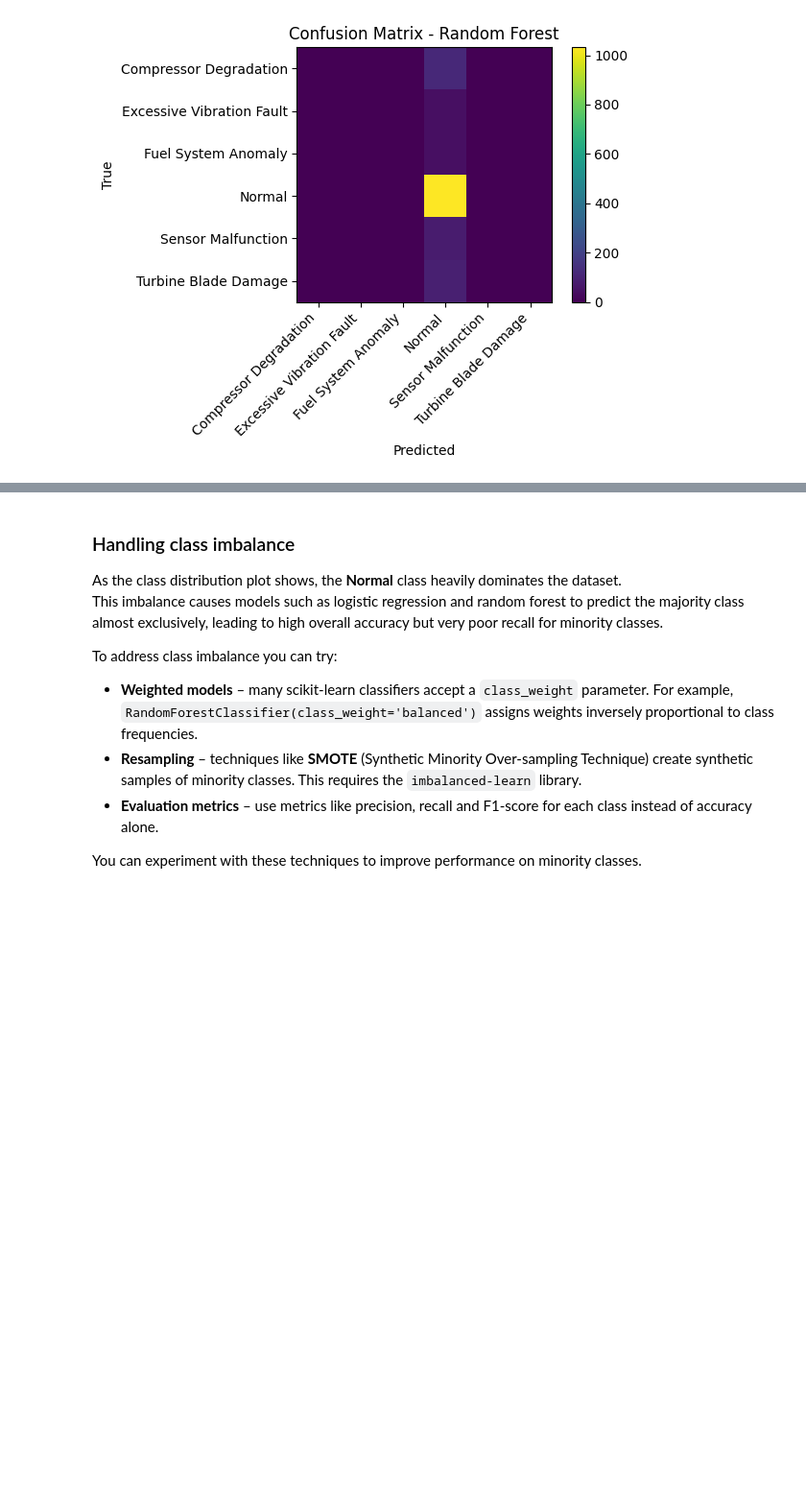
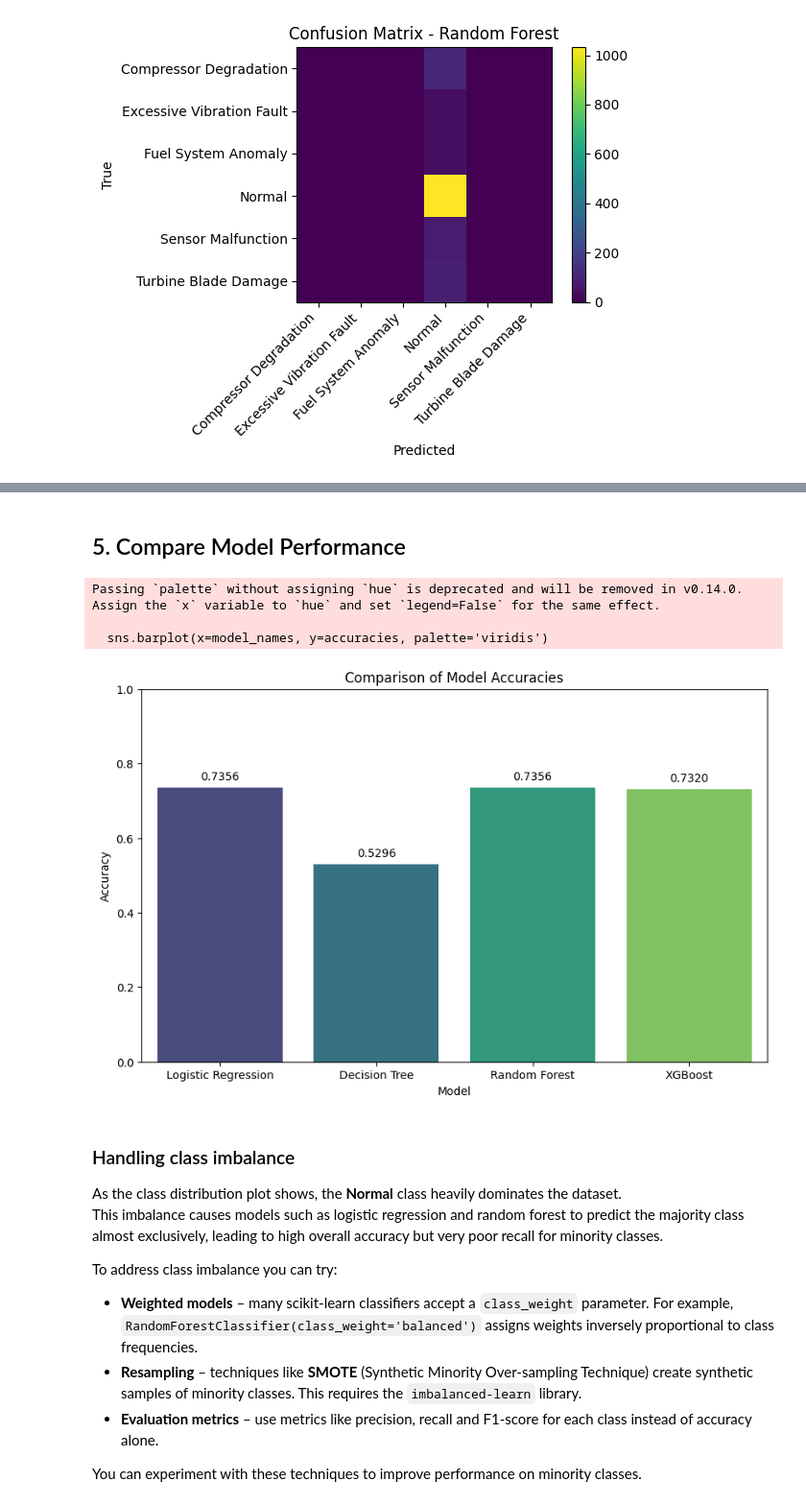
Before and after one commit to Snigdha-prime/Machine-learning-assignment, a Jupyter notebook: Turboshaft_engine_fault_detection.ipynb, the cells around one changed output, grey strips where cells are left out. Shown at 96% size. Saved outputs shown, nothing was run; the diff lists cells and outputs as text; code cells hidden in the pictures; blank space fills up the shorter version.

```diff
--- a/Turboshaft_engine_fault_detection.ipynb
+++ b/Turboshaft_engine_fault_detection.ipynb
@@ -268,3 +344,27 @@ Excessive Vibration Fault       0.00      0.00      0.00        43
+# %% [markdown]
+## 5. Compare Model Performance
+# %%
+import seaborn as sns
+
+model_names = ['Logistic Regression', 'Decision Tree', 'Random Forest', 'XGBoost']
+accuracies = [acc_lr, acc_dt, acc_rf, acc_xgb]
+
+plt.figure(figsize=(10, 6))
+sns.barplot(x=model_names, y=accuracies, palette='viridis')
+plt.title('Comparison of Model Accuracies')
+plt.xlabel('Model')
+plt.ylabel('Accuracy')
+plt.ylim(0, 1) # Accuracy is between 0 and 1
+
+for index, value in enumerate(accuracies):
+    plt.text(index, value + 0.02, f'{value:.4f}', ha='center')
+
+plt.show()
+# %% [output]
+Passing `palette` without assigning `hue` is deprecated and will be removed in v0.14.0. Assign the `x` variable to `hue` and set `legend=False` for the same effect.
+
+  sns.barplot(x=model_names, y=accuracies, palette='viridis')
+[figure, added]
 # %% [markdown]
 ### Handling class imbalance
 
```
Also changed, not shown: parts of 4 cells of this notebook.
